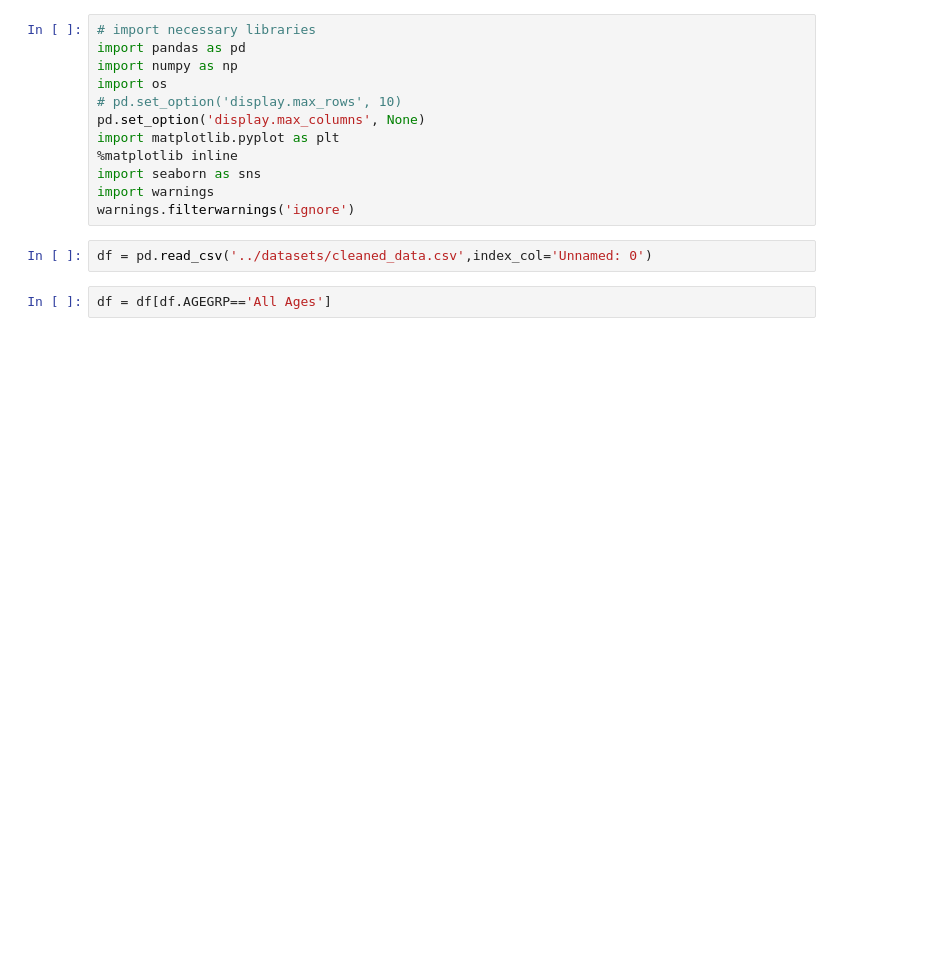
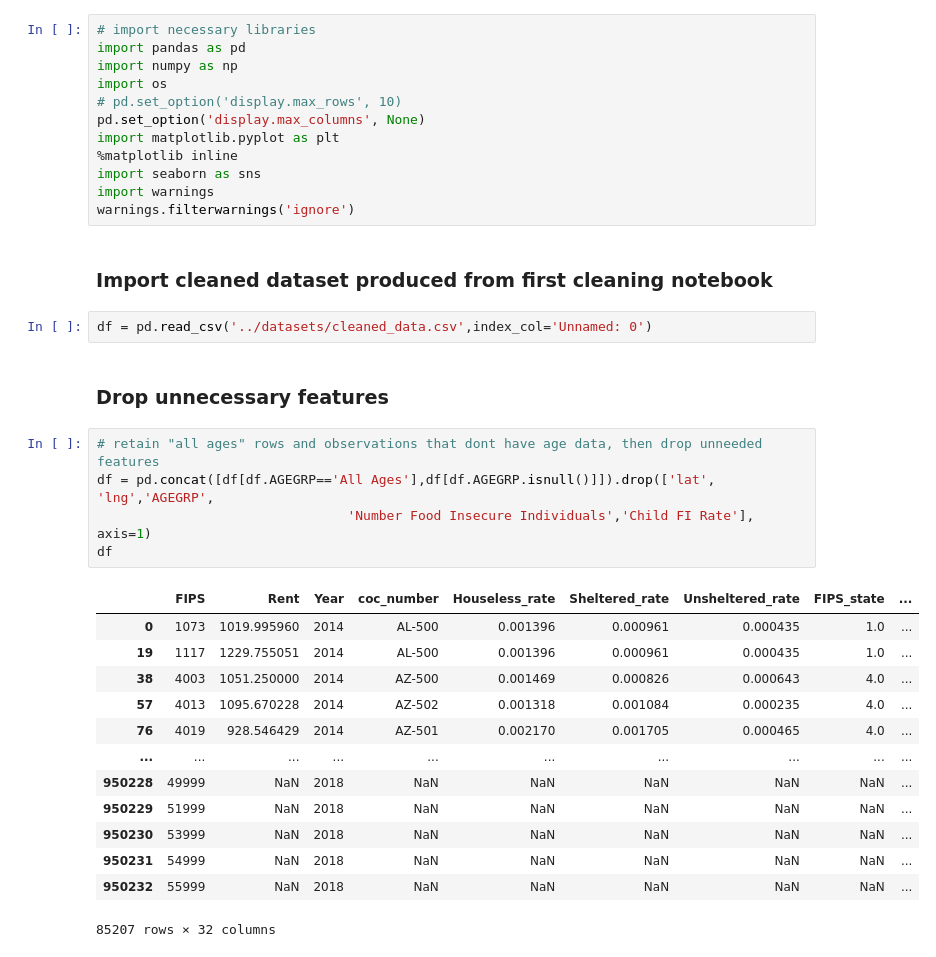
Before and after one commit to khyateed/projecting-food-insecurity, a Jupyter notebook: notebooks/cleaning2.ipynb, the cells around one changed output. Drawn from its saved outputs; the diff is of its cells as text; blank space fills up the shorter version.

```diff
--- a/notebooks/cleaning2.ipynb
+++ b/notebooks/cleaning2.ipynb
@@ -12,7 +12,28 @@ import matplotlib.pyplot as plt
 import seaborn as sns
 import warnings
 warnings.filterwarnings('ignore')
+# %% [markdown]
+### Import cleaned dataset produced from first cleaning notebook
 # %%
 df = pd.read_csv('../datasets/cleaned_data.csv',index_col='Unnamed: 0')
-# %%
-df = df[df.AGEGRP=='All Ages']
+# %% [markdown]
+### Drop unnecessary features
+# %%
+# retain "all ages" rows and observations that dont have age data, then drop unneeded features
+df = pd.concat([df[df.AGEGRP=='All Ages'],df[df.AGEGRP.isnull()]]).drop(['lat', 'lng','AGEGRP',
+                                'Number Food Insecure Individuals','Child FI Rate'], axis=1)
+df
+# %% [output]
+|  | FIPS | Rent | Year | coc_number | Houseless_rate | Sheltered_rate | Unsheltered_rate | FIPS_state | ... |
+| 0 | 1073 | 1019.995960 | 2014 | AL-500 | 0.001396 | 0.000961 | 0.000435 | 1.0 | ... |
+| 19 | 1117 | 1229.755051 | 2014 | AL-500 | 0.001396 | 0.000961 | 0.000435 | 1.0 | ... |
+| 38 | 4003 | 1051.250000 | 2014 | AZ-500 | 0.001469 | 0.000826 | 0.000643 | 4.0 | ... |
+| 57 | 4013 | 1095.670228 | 2014 | AZ-502 | 0.001318 | 0.001084 | 0.000235 | 4.0 | ... |
+| 76 | 4019 | 928.546429 | 2014 | AZ-501 | 0.002170 | 0.001705 | 0.000465 | 4.0 | ... |
+| ... | ... | ... | ... | ... | ... | ... | ... | ... | ... |
+| 950228 | 49999 | NaN | 2018 | NaN | NaN | NaN | NaN | NaN | ... |
+| 950229 | 51999 | NaN | 2018 | NaN | NaN | NaN | NaN | NaN | ... |
+| 950230 | 53999 | NaN | 2018 | NaN | NaN | NaN | NaN | NaN | ... |
+| 950231 | 54999 | NaN | 2018 | NaN | NaN | NaN | NaN | NaN | ... |
+| 950232 | 55999 | NaN | 2018 | NaN | NaN | NaN | NaN | NaN | ... |
+85207 rows × 32 columns
```
Also changed, not shown: parts of 15 cells of this notebook.
